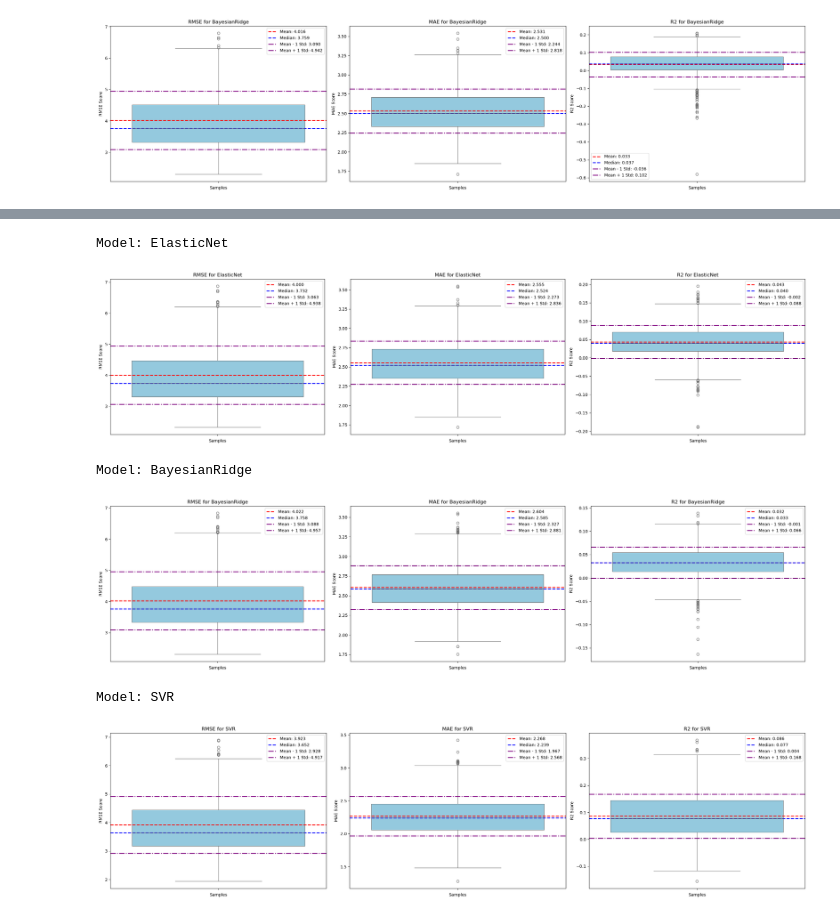
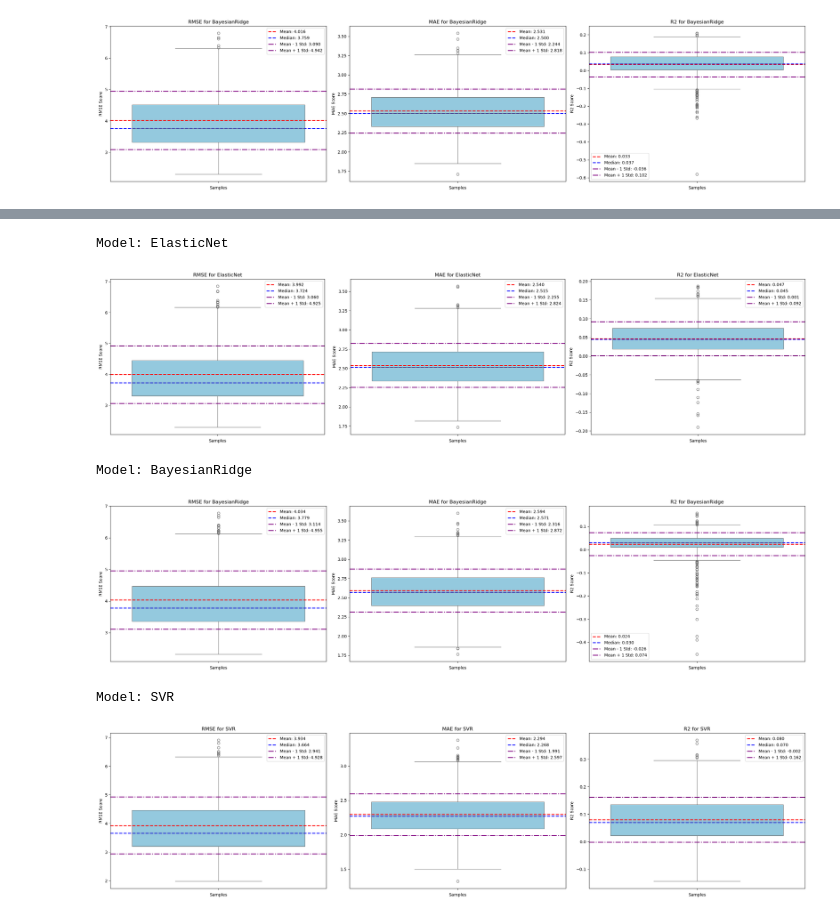
Before and after one commit to RafailTn/Assignment-1, a Jupyter notebook: notebooks/model_analysis.ipynb, the cells around one changed output, grey strips where cells are left out. Saved outputs shown, nothing was run; the diff lists cells and outputs as text; code cells hidden in the pictures.

Commit message:
technically finished with the main functionality, only the final pipeline and error handling remains

```diff
--- a/notebooks/model_analysis.ipynb
+++ b/notebooks/model_analysis.ipynb
@@ -280,0 +237,6 @@ SVR
+# %%
+models = [ElasticNet(), BayesianRidge(), SVR()]
+for model in models:
+    study = optuna.create_study(direction="maximize")
+    study.optimize(lambda trial: functions.optuna_dim_reduction(trial, model, x, y), n_trials=100)
+    print(study.best_params)
@@ -373,0 +420,19 @@ Best trial:
+# %%
+models = [ElasticNet(), BayesianRidge(), SVR()]
+for model in models:
+    print(f"Model: {model.__class__.__name__}")
+    if model.__class__.__name__ == 'ElasticNet':
+        pipeline = functions.create_pipeline(model, scaler=False, feature_selector=PCA(n_components=90))
+
+    elif model.__class__.__name__ == 'BayesianRidge':
+        pipeline = functions.create_pipeline(model, scaler=False, feature_selector=SelectKBest(score_func=mutual_info_regression, k=82))
+
+    else:
+        pipeline = functions.create_pipeline(model, scaler=False, feature_selector=PCA(n_components=82))
+    scores = functions.bootstrap(x, y, val_x, val_y, pipeline, n_iter=1000, bstrap=True, kf=False)
+    rmse_scores, mae_scores, r2_scores = scores['rmse_scores'], scores['mae_scores'], scores['r2_scores']
+    mean_rmse, std_rmse, median_rmse = functions.calculate_statistics(rmse_scores)
+    mean_mae, std_mae, median_mae = functions.calculate_statistics(mae_scores)
+    mean_r2, std_r2, median_r2 = functions.calculate_statistics(r2_scores)
+    # Create a boxplot
+    functions.create_boxplot([rmse_scores, mae_scores, r2_scores], model.__class__.__name__, ["RMSE", "MAE", "R2"], [mean_rmse, mean_mae, mean_r2], [std_rmse, std_mae, std_r2], [median_rmse, median_mae, median_r2])
@@ -374,25 +446,27 @@ Best trial:
 # %%
-models = [ElasticNet(alpha=1.6174922915452128, l1_ratio=0.003659782920642262), BayesianRidge(alpha_1=4.710714054814993e-07, lambda_1=1.2415064644983772e-05, alpha_2=7.098980122317167e-07, lambda_2=9.98609837502576e-05), SVR(C=5.481042585645274, kernel='rbf', gamma='scale', epsilon=0.0300079986016957)]
+models = [ElasticNet(alpha=1.960912753833466, l1_ratio=0.00029702274581409633), BayesianRidge(alpha_1=1.1398911892360871e-08, alpha_2=2.477163862263266e-06, lambda_1=5.7192945870088304e-08, lambda_2=7.411087584315874e-07), SVR(C=5.001950345154176, gamma='scale', epsilon=0.2036137155533329, kernel='rbf')]
 for model in models:
     print(f"Model: {model.__class__.__name__}")
     if model.__class__.__name__ == 'ElasticNet':
-        pipeline = functions.create_pipeline(model, scaler=False, feature_selector=PCA(n_components=50))
+        pipeline = functions.create_pipeline(model, scaler=False, feature_selector=PCA(n_components=90))
+
     elif model.__class__.__name__ == 'BayesianRidge':
-        pipeline = functions.create_pipeline(model, scaler=False, feature_selector=PCA(n_components=30))
+        pipeline = functions.create_pipeline(model, scaler=False, feature_selector=SelectKBest(score_func=mutual_info_regression, k=82))
+
     else:
-        pipeline = functions.create_pipeline(model, scaler=False, feature_selector=PCA(n_components=95))
+        pipeline = functions.create_pipeline(model, scaler=False, feature_selector=PCA(n_components=82))
     preds, trained_pipeline = functions.train_model_and_predict(x, y, val_x, pipeline, root_path=root, filename=f"{model.__class__.__name__}_optuna.pkl", save=True)
     scores = functions.bootstrap(x, y, val_x, val_y, pipeline, n_iter=200, bstrap=False, kf=True)
     rmse_scores, mae_scores, r2_scores = scores['rmse_scores'], scores['mae_scores'], scores['r2_scores']
     mean_rmse, std_rmse, median_rmse = functions.calculate_statistics(rmse_scores)
     mean_mae, std_mae, median_mae = functions.calculate_statistics(mae_scores)
     mean_r2, std_r2, median_r2 = functions.calculate_statistics(r2_scores)
     # Create a boxplot
     functions.create_boxplot([rmse_scores, mae_scores, r2_scores], model.__class__.__name__, ["RMSE", "MAE", "R2"], [mean_rmse, mean_mae, mean_r2], [std_rmse, std_mae, std_r2], [median_rmse, median_mae, median_r2])
 # %% [output]
 Model: ElasticNet
-[figure, old version]
+[figure, new version]
 Model: BayesianRidge
-[figure, old version]
+[figure, new version]
 Model: SVR
-[figure, old version]
+[figure, new version]
```
Also changed, not shown: parts of 26 cells of this notebook, 8 other files.
